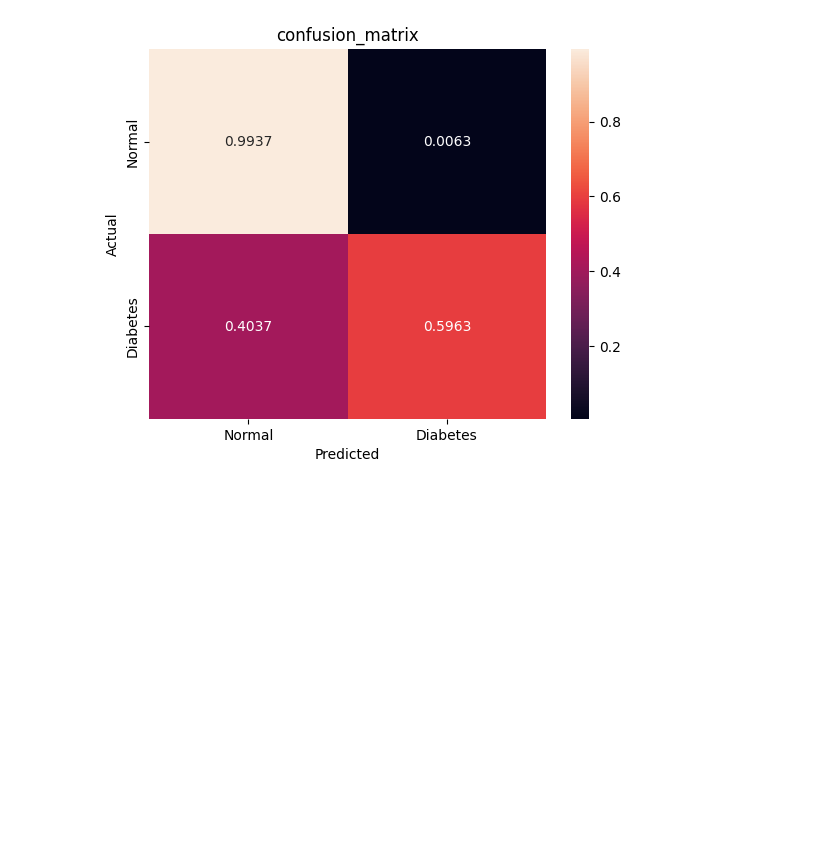
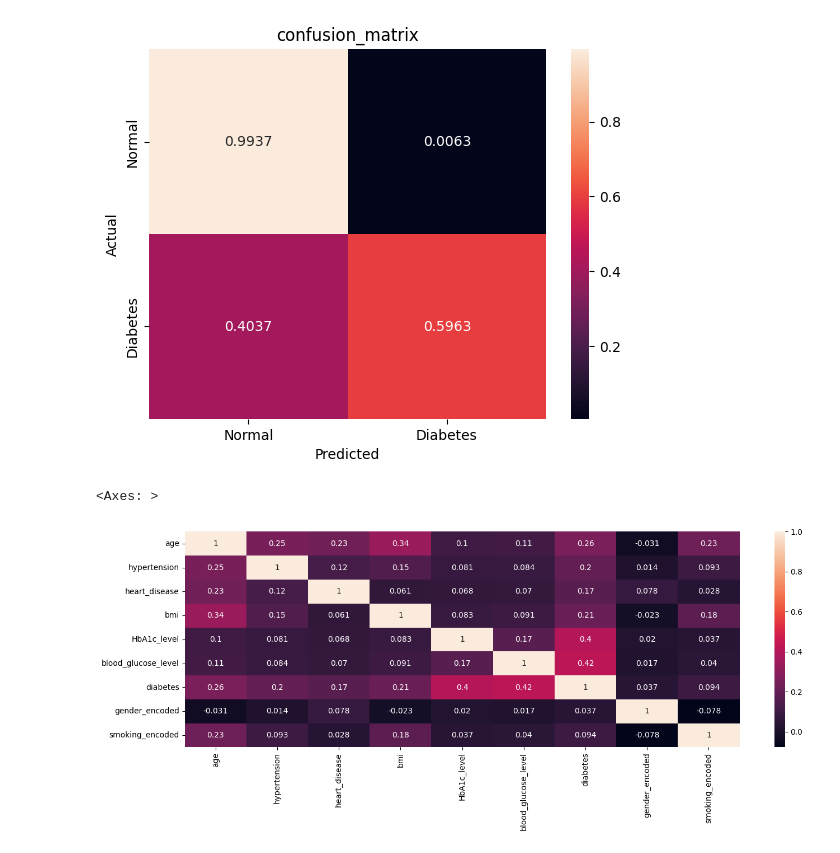
Before and after one commit to Park-HY-00/BAV, a Jupyter notebook: week10-hw.ipynb, the cells around one changed output. Cells and saved outputs as stored; diff of their text form; code cells hidden in the pictures; blank space fills up the shorter version.

```diff
--- a/week10-hw.ipynb
+++ b/week10-hw.ipynb
@@ -238,3 +259,12 @@ plt.title('confusion_matrix')
 plt.show()
 # %% [output]
 [figure]
+# %%
+# 9. Improving Accuracy: Feature Engineering
+df2 = df.drop(columns=['gender', 'smoking_history'])
+dfcorr = df2.corr()
+plt.figure(figsize=(16,5))
+sns.heatmap(data = dfcorr, annot=True)
+# %% [output]
+<Axes: >
+[figure, added]
```
Also changed, not shown: parts of 5 cells of this notebook.
